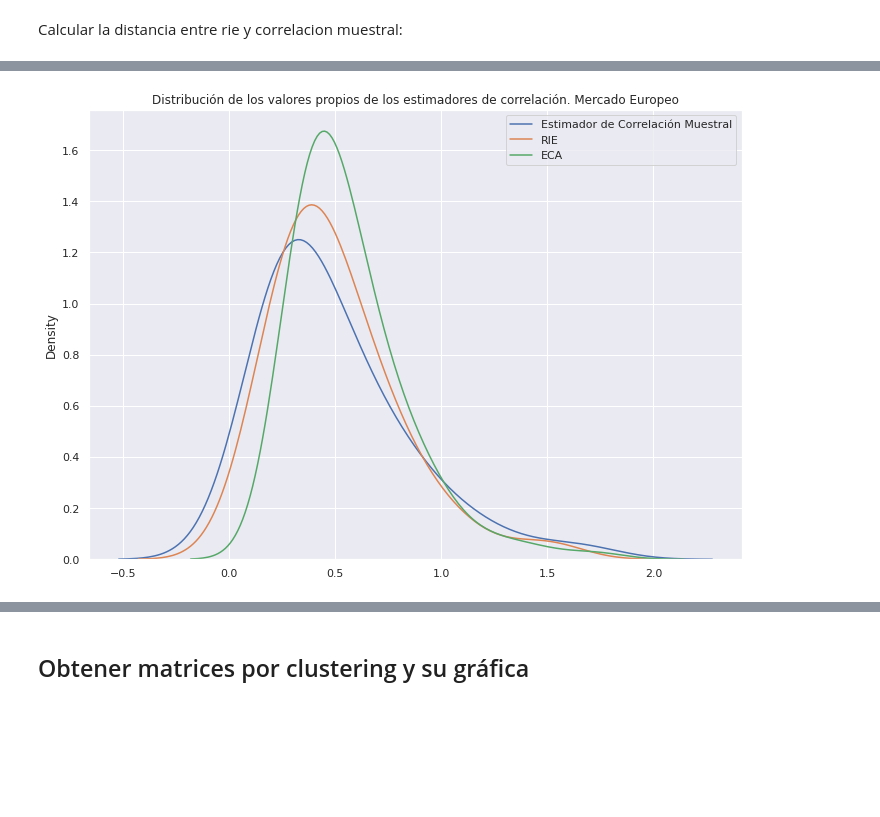
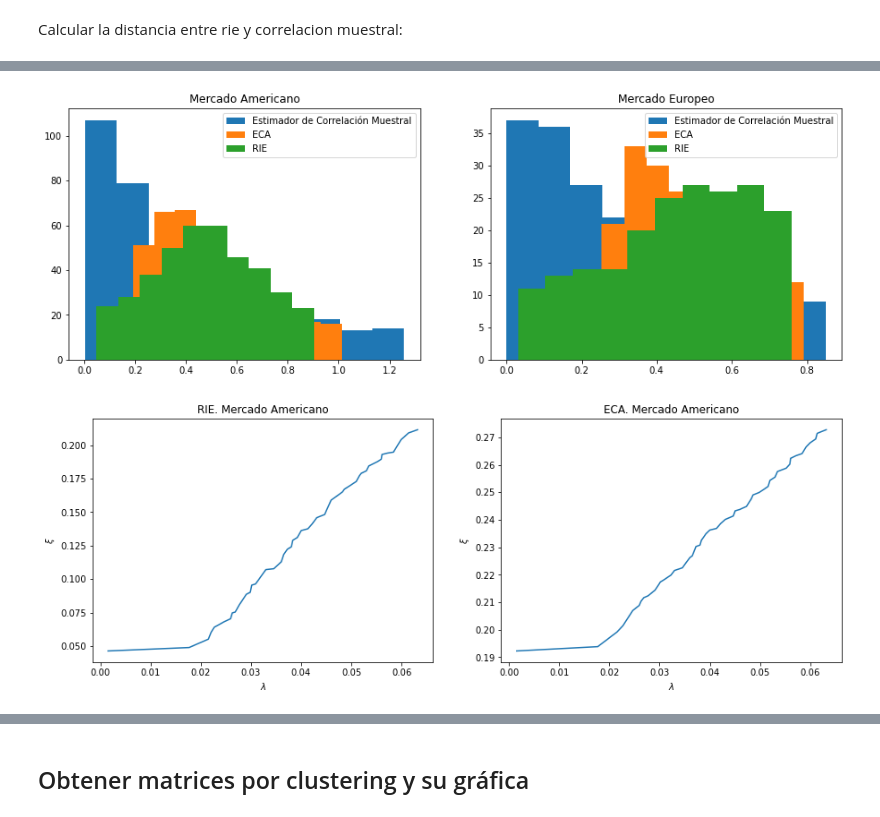
Before and after one commit to jduarte00/tesis, a Jupyter notebook: results_corr_matrix.ipynb, the cells around one changed output, grey strips where cells are left out. Saved outputs shown, nothing was run; the diff lists cells and outputs as text; code cells hidden in the pictures; blank space fills up the shorter version.

Commit message:
fix poster images

```diff
--- a/results_corr_matrix.ipynb
+++ b/results_corr_matrix.ipynb
@@ -58,4 +67,20 @@ print(np.linalg.norm(((rie_est_european - shrink_estimator_european_5)), ord = "
+# %%
+rie_est_american = rie_estimator.get_rie(norm_american_returns.iloc[:800, :])
+rie_est_european = rie_estimator.get_rie(norm_european_returns.iloc[:500,:])
+
+shrink_estimator_european_5 = csestimator.get_shrinkage_est(norm_european_returns.iloc[:500,:], 0.5)
+shrink_estimator_american_5 = csestimator.get_shrinkage_est(norm_american_returns.iloc[:800,:], 0.5)
+shrink_estimator_european_2 = csestimator.get_shrinkage_est(norm_european_returns.iloc[:500,:], 0.2)
+shrink_estimator_american_2 = csestimator.get_shrinkage_est(norm_american_returns.iloc[:800,:], 0.2)
+shrink_estimator_european_1 = csestimator.get_shrinkage_est(norm_european_returns.iloc[:500,:], 1)
+shrink_estimator_american_1 = csestimator.get_shrinkage_est(norm_american_returns.iloc[:800,:], 1)
+
+samp_corr_european_norm = norm_european_returns.iloc[:500,:].corr()
+samp_corr_american_norm = norm_american_returns.iloc[:800,:].corr()
 # %%
-eigenval_sample_american, eigenvec_sample_american = np.linalg.eig(samp_corr_american.values)
+eigenval_sample_american, eigenvec_sample_american = np.linalg.eig(samp_corr_american_norm.values)
 eigenval_rie_american, eigenvec_rie_american = np.linalg.eig(rie_est_american)
 eigenval_shrink_american, eigenvec_shrink_american = np.linalg.eig(shrink_estimator_american_5)
+eigenval_sample_american.sort()
+eigenval_rie_american.sort()
+eigenval_shrink_american.sort()
@@ -83,10 +94,32 @@ plt.show()
+# %%
+fig, axs = plt.subplots(1,2, figsize=(15,5))
+axs[0].hist(eigenval_sample_american[:400])
+axs[0].hist(eigenval_shrink_american[:400])
+axs[0].hist(eigenval_rie_american[:400])
+axs[0].legend(labels=['Estimador de Correlación Muestral', 'ECA','RIE'])
+# "Distribución de los valores propios de los estimadores \n  de correlación. Mercado Americano"
+axs[0].set_title("Mercado Americano")
+
+axs[1].hist(eigenval_sample_european[:200])
+axs[1].hist(eigenval_shrink_european[:200])
+axs[1].hist(eigenval_rie_european[:200])
+axs[1].legend(labels=['Estimador de Correlación Muestral', 'ECA','RIE'])
+# "Distribución de los valores propios de los estimadores \n de correlación. Mercado Europeo"
+axs[1].set_title("Mercado Europeo")
+plt.show()
+# %% [output]
+[figure, added]
 # %%
-#sns.histplot(data = eigenval_sample_european[:400], stat = "density", element = "step", fill = False, label="GOE")
-sns.kdeplot(eigenval_sample_european[:260], bw_method=0.5, fill=False, alpha = 1)
-sns.kdeplot(eigenval_rie_european[:260], bw_method=0.5, fill=False, alpha = 1)
-sns.kdeplot(eigenval_shrink_european[:260], bw_method=0.5, fill=False, alpha = 1)
-plt.legend(labels=['Estimador de Correlación Muestral', 'RIE', 'ECA'])
-plt.title("Distribución de los valores propios de los estimadores de correlación. Mercado Europeo")
+fig, axs = plt.subplots(1,2, figsize=(15,5))
+axs[0].plot(eigenval_sample_american[:50], eigenval_rie_american[:50])
+#axs[0].set_title("Comparación de los valores propios del RIE contra Estimador de Correlación Muestral. Mercado Americano
+axs[0].set_title("RIE. Mercado Americano")
+axs[0].set(ylabel=r'$\xi$', xlabel=r'$\lambda$')
+
+axs[1].plot(eigenval_sample_american[:50], eigenval_shrink_american[:50])
+#axs[0].set_title("Comparación de los valores propios del RIE contra Estimador de Correlación Muestral. Mercado Americano
+axs[1].set_title("ECA. Mercado Americano")
+axs[1].set(ylabel=r'$\xi$', xlabel=r'$\lambda$')
 plt.show()
 # %% [output]
-[figure, old version]
+[figure, new version]
```
Also changed, not shown: parts of 29 cells of this notebook.
